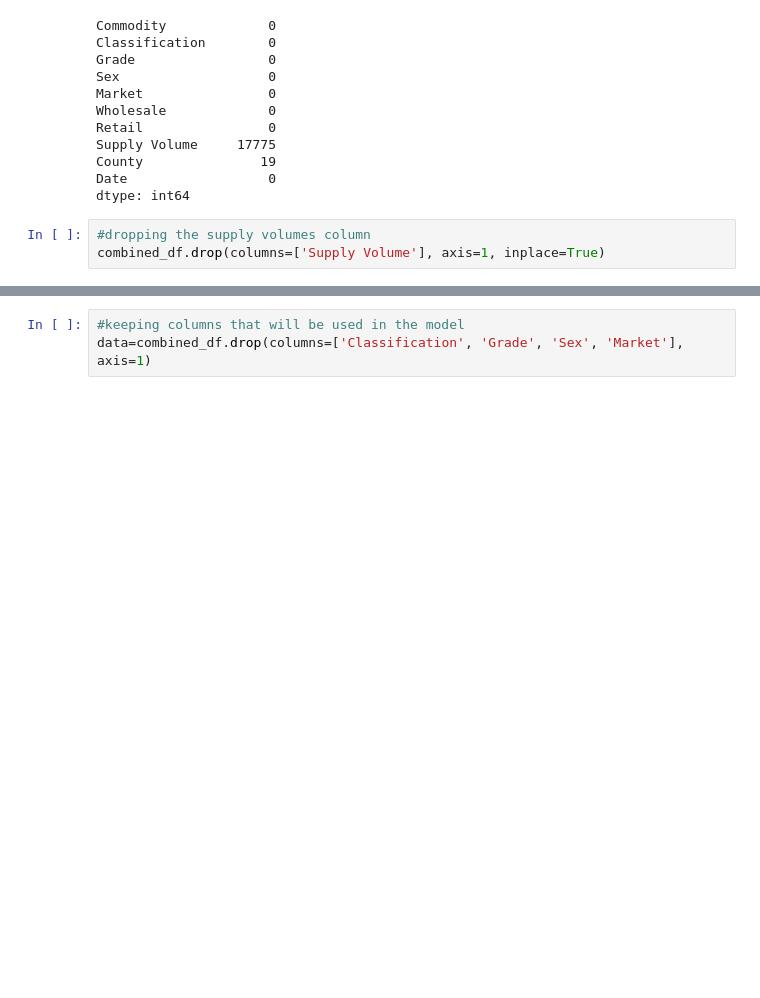
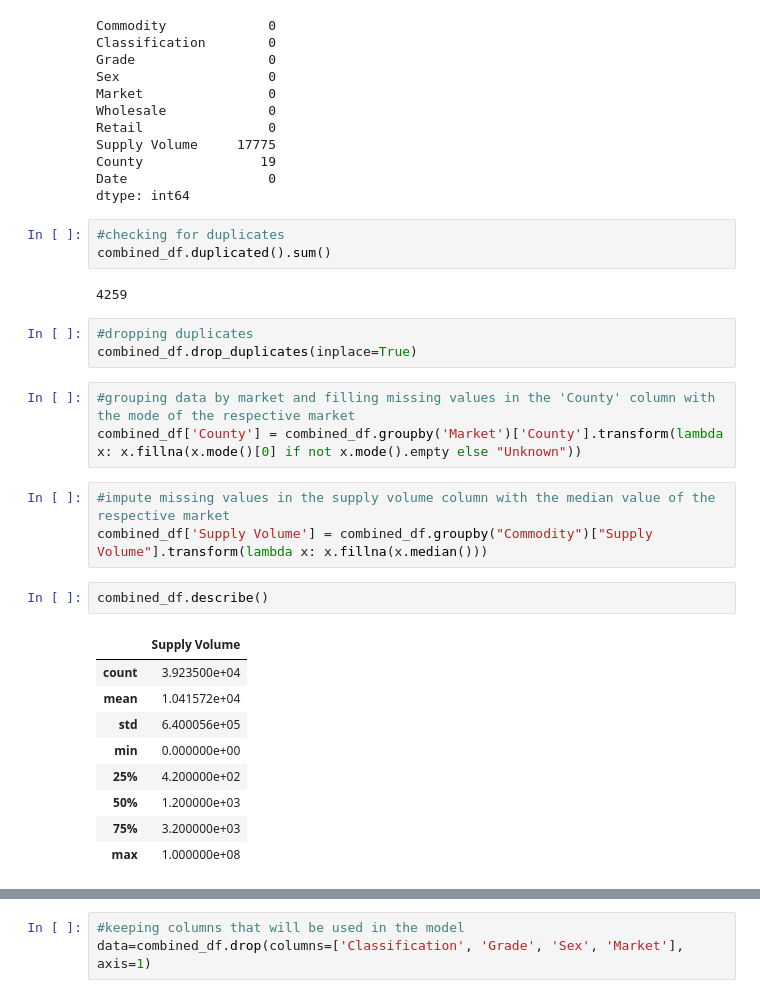
Before and after one commit to Victor-Mufasa/Agricultural-Commodity-Price-Forecasting, a Jupyter notebook: notebook/charity.ipynb, the cells around one changed output, grey strips where cells are left out. Saved outputs shown, nothing was run; the diff lists cells and outputs as text; blank space fills up the shorter version.

```diff
--- a/notebook/charity.ipynb
+++ b/notebook/charity.ipynb
@@ -58,9 +56,32 @@ Supply Volume     17775
 County               19
 Date                  0
 dtype: int64
-# %%
-#dropping the supply volumes column
-combined_df.drop(columns=['Supply Volume'], axis=1, inplace=True)
+# %%
+#checking for duplicates
+combined_df.duplicated().sum()
+# %% [output]
+4259
+# %%
+#dropping duplicates
+combined_df.drop_duplicates(inplace=True)
+# %%
+#grouping data by market and filling missing values in the 'County' column with the mode of the respective market
+combined_df['County'] = combined_df.groupby('Market')['County'].transform(lambda x: x.fillna(x.mode()[0] if not x.mode().empty else "Unknown"))
+# %%
+#impute missing values in the supply volume column with the median value of the respective market
+combined_df['Supply Volume'] = combined_df.groupby("Commodity")["Supply Volume"].transform(lambda x: x.fillna(x.median()))
+# %%
+combined_df.describe()
+# %% [output]
+|  | Supply Volume |
+| count | 3.923500e+04 |
+| mean | 1.041572e+04 |
+| std | 6.400056e+05 |
+| min | 0.000000e+00 |
+| 25% | 4.200000e+02 |
+| 50% | 1.200000e+03 |
+| 75% | 3.200000e+03 |
+| max | 1.000000e+08 |
 # %%
 #converting dates into date format using pd.to_datetime
 combined_df['Date'] = pd.to_datetime(combined_df['Date'])
```
Also changed, not shown: parts of 8 cells of this notebook.
